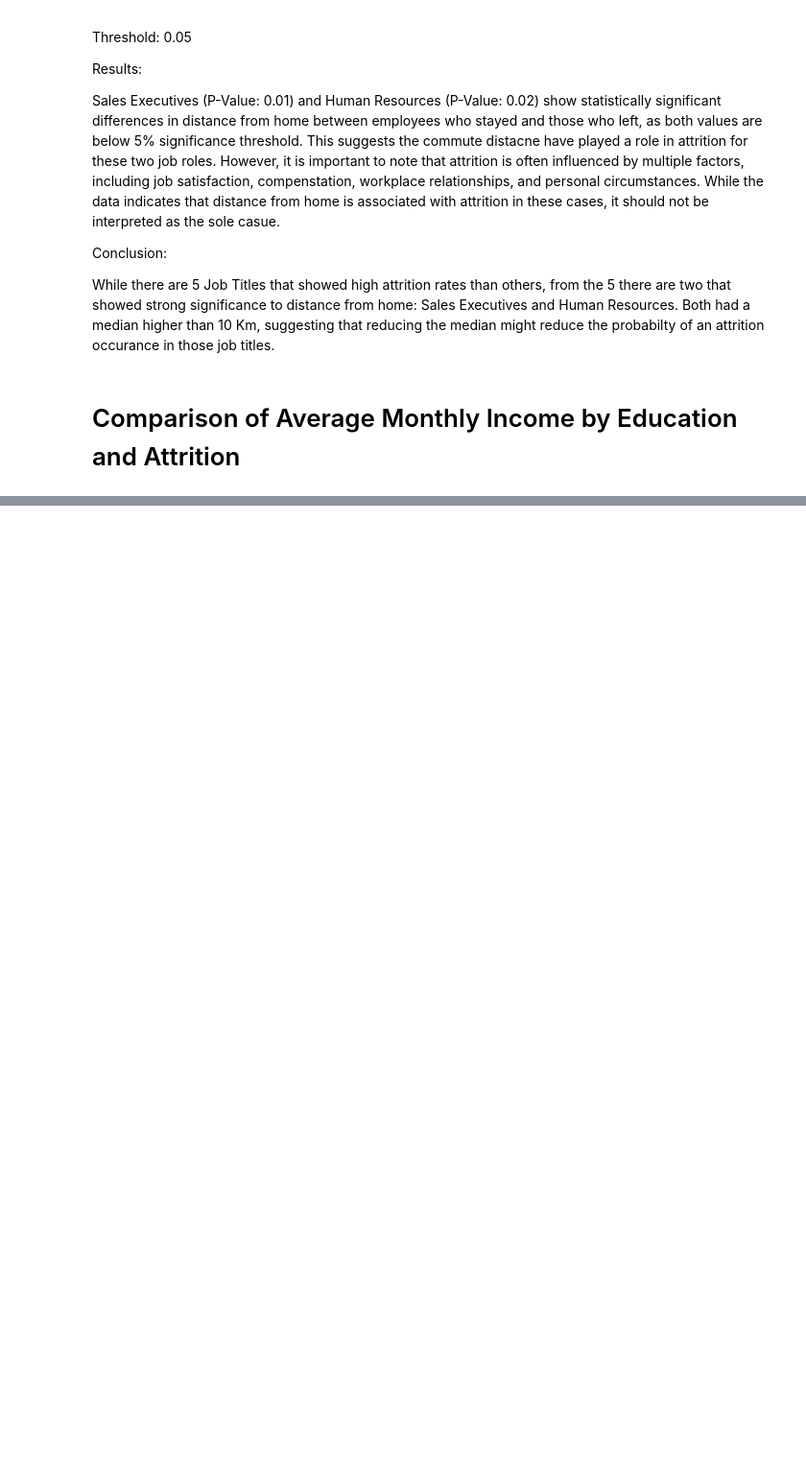
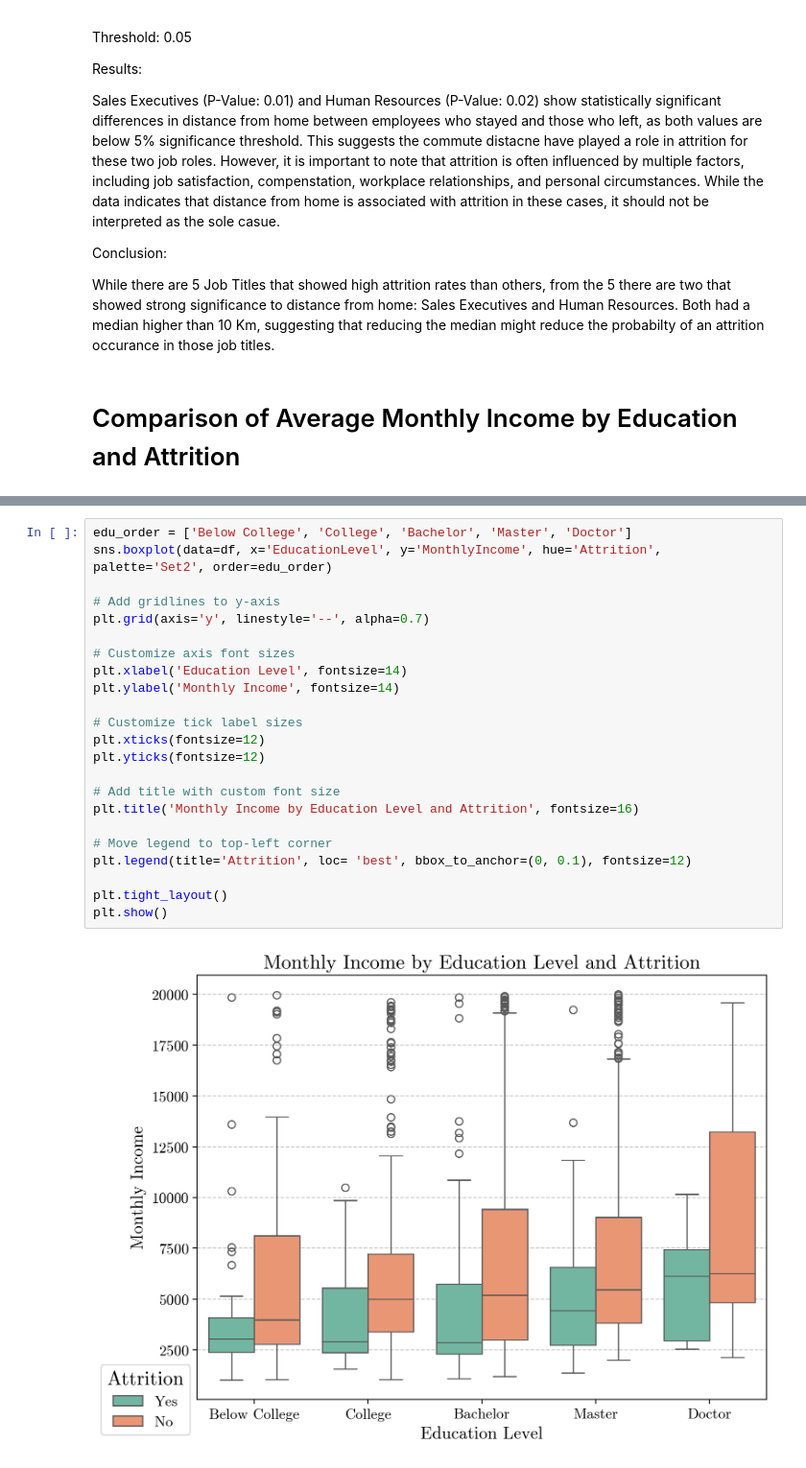
Before and after one commit to matandaniely/HR_Analytics, a Jupyter notebook: main.ipynb, the cells around one changed output, grey strips where cells are left out. Shown: that part at 96% size. Drawn from its saved outputs; the diff is of its cells as text; blank space fills up the shorter version.

```diff
--- a/main.ipynb
+++ b/main.ipynb
@@ -551,0 +639,25 @@ df_In_Ed
+# %%
+edu_order = ['Below College', 'College', 'Bachelor', 'Master', 'Doctor']
+sns.boxplot(data=df, x='EducationLevel', y='MonthlyIncome', hue='Attrition', palette='Set2', order=edu_order)
+
+# Add gridlines to y-axis
+plt.grid(axis='y', linestyle='--', alpha=0.7)
+
+# Customize axis font sizes
+plt.xlabel('Education Level', fontsize=14)
+plt.ylabel('Monthly Income', fontsize=14)
+
+# Customize tick label sizes
+plt.xticks(fontsize=12)
+plt.yticks(fontsize=12)
+
+# Add title with custom font size
+plt.title('Monthly Income by Education Level and Attrition', fontsize=16)
+
+# Move legend to top-left corner
+plt.legend(title='Attrition', loc= 'best', bbox_to_anchor=(0, 0.1), fontsize=12)
+
+plt.tight_layout()
+plt.show()
+# %% [output]
+[figure, added]
```
Also changed, not shown: parts of 9 cells of this notebook.
